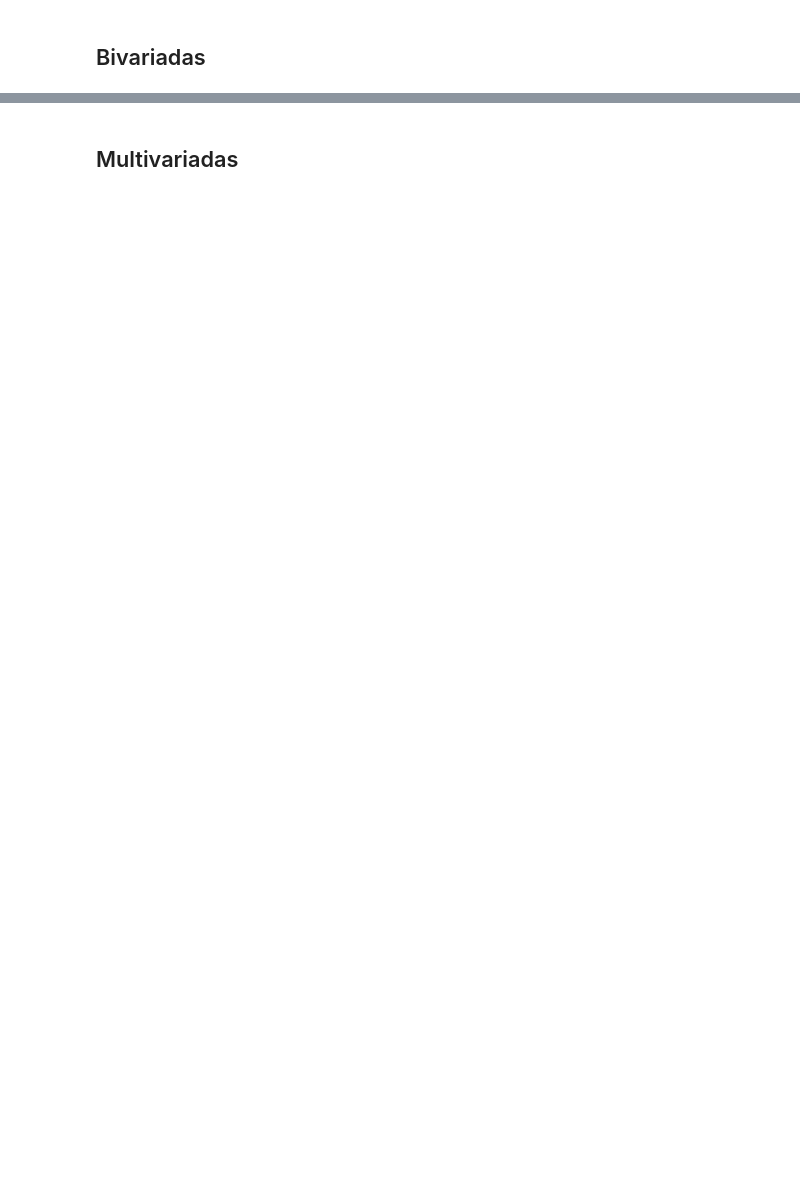
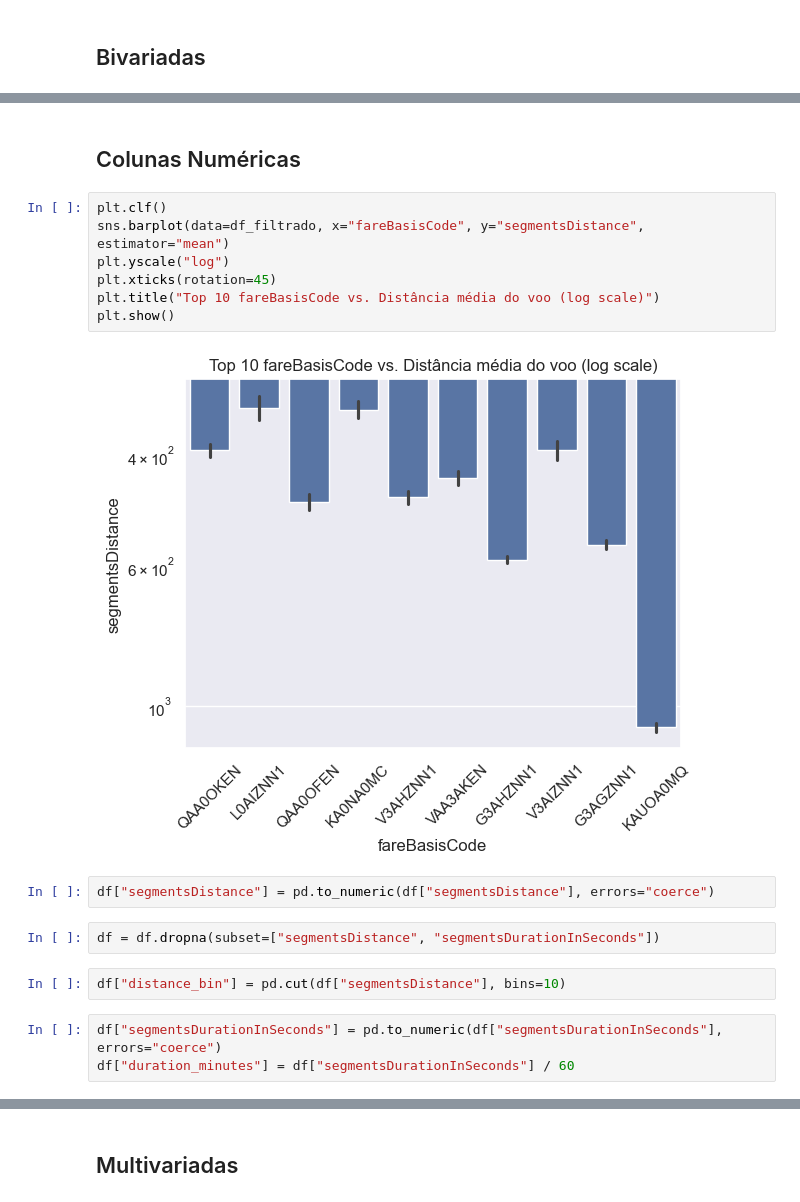
Before and after one commit to vitornuness/ads_2025_passagem_aerea, a Jupyter notebook: notebooks/2_eda.ipynb, the cells around one changed output, grey strips where cells are left out. Saved outputs shown, nothing was run; the diff lists cells and outputs as text; blank space fills up the shorter version.

Commit message:
analise bi variada, colunas numéricas

```diff
--- a/notebooks/2_eda.ipynb
+++ b/notebooks/2_eda.ipynb
@@ -196,0 +206,20 @@ plt.show()
+# %% [markdown]
+## Colunas Numéricas
+# %%
+plt.clf()
+sns.barplot(data=df_filtrado, x="fareBasisCode", y="segmentsDistance", estimator="mean")
+plt.yscale("log")
+plt.xticks(rotation=45)
+plt.title("Top 10 fareBasisCode vs. Distância média do voo (log scale)")
+plt.show()
+# %% [output]
+[figure, added]
+# %%
+df["segmentsDistance"] = pd.to_numeric(df["segmentsDistance"], errors="coerce")
+# %%
+df = df.dropna(subset=["segmentsDistance", "segmentsDurationInSeconds"])
+# %%
+df["distance_bin"] = pd.cut(df["segmentsDistance"], bins=10)
+# %%
+df["segmentsDurationInSeconds"] = pd.to_numeric(df["segmentsDurationInSeconds"], errors="coerce")
+df["duration_minutes"] = df["segmentsDurationInSeconds"] / 60
```
Also changed, not shown: parts of 10 cells of this notebook, 1 other file.
